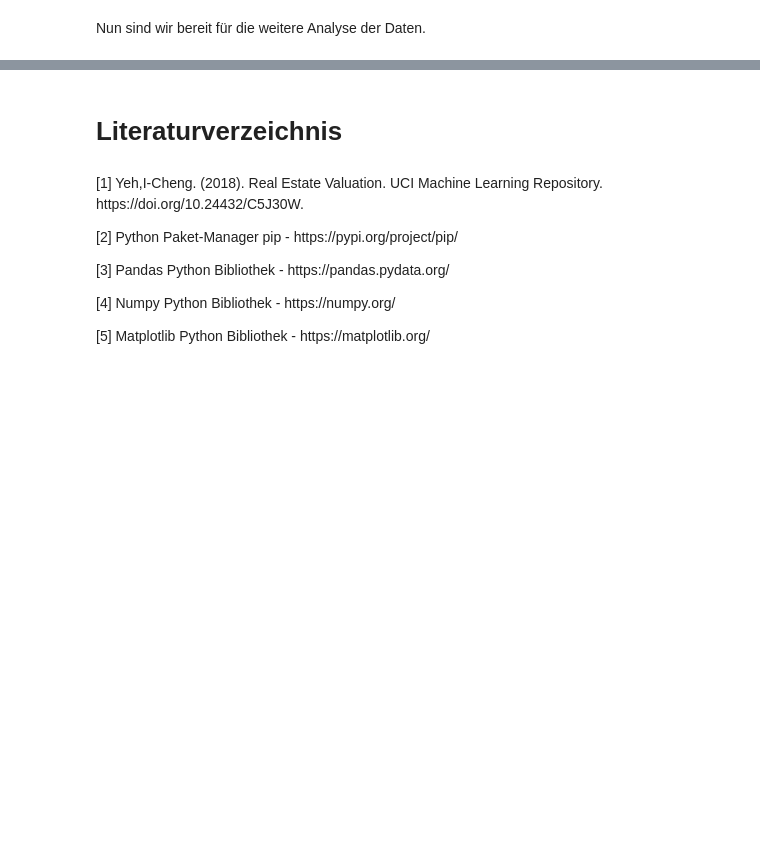
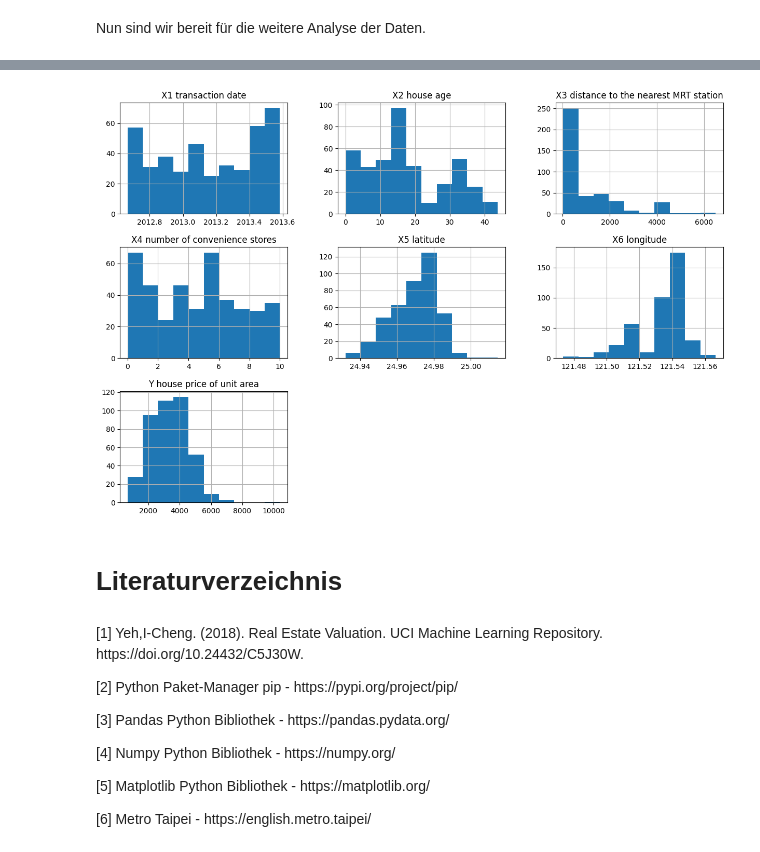
Before and after one commit to TillWege/dm-ml, a Jupyter notebook: paper.ipynb, the cells around one changed output, grey strips where cells are left out. Drawn from its saved outputs; the diff is of its cells as text; code cells hidden in the pictures; blank space fills up the shorter version.

```diff
--- a/paper.ipynb
+++ b/paper.ipynb
@@ -116,0 +128,3 @@ Nun sind wir bereit für die weitere Analyse der Daten.
+# %%
+# Umrechnungsfaktor von 10000 NT$/ping in Euro/m²
+price_factor = 88.48
@@ -116,0 +150,8 @@ Nun sind wir bereit für die weitere Analyse der Daten.
+# %%
+# deskriptive Statistik explizit nicht für 'ID'-Spalte
+data_no_id = data.drop("No", axis=1)
+
+# Umrechnung von NT$/ping in Euro/m²
+data_no_id['Y house price of unit area'] = data_no_id['Y house price of unit area'] * price_factor
+
+data_no_id.describe(percentiles=[])
@@ -117,3 +179,7 @@ Nun sind wir bereit für die weitere Analyse der Daten.
+# %%
+hist = data_no_id.hist(figsize=(15, 10))
+# %% [output]
+[figure, added]
 # %% [markdown]
 <h1 id="literaturverzeichnis">Literaturverzeichnis</h2>
 # %% [markdown]
@@ -126,3 +192,5 @@ Nun sind wir bereit für die weitere Analyse der Daten.
 <p id="refnumpy">[4] Numpy Python Bibliothek - https://numpy.org/ </p>
 
 <p id="refmpl">[5] Matplotlib Python Bibliothek - https://matplotlib.org/ </p>
+
+<p id="refmrt">[6] Metro Taipei - https://english.metro.taipei/ </p>
```
Also changed, not shown: parts of 8 cells of this notebook.
